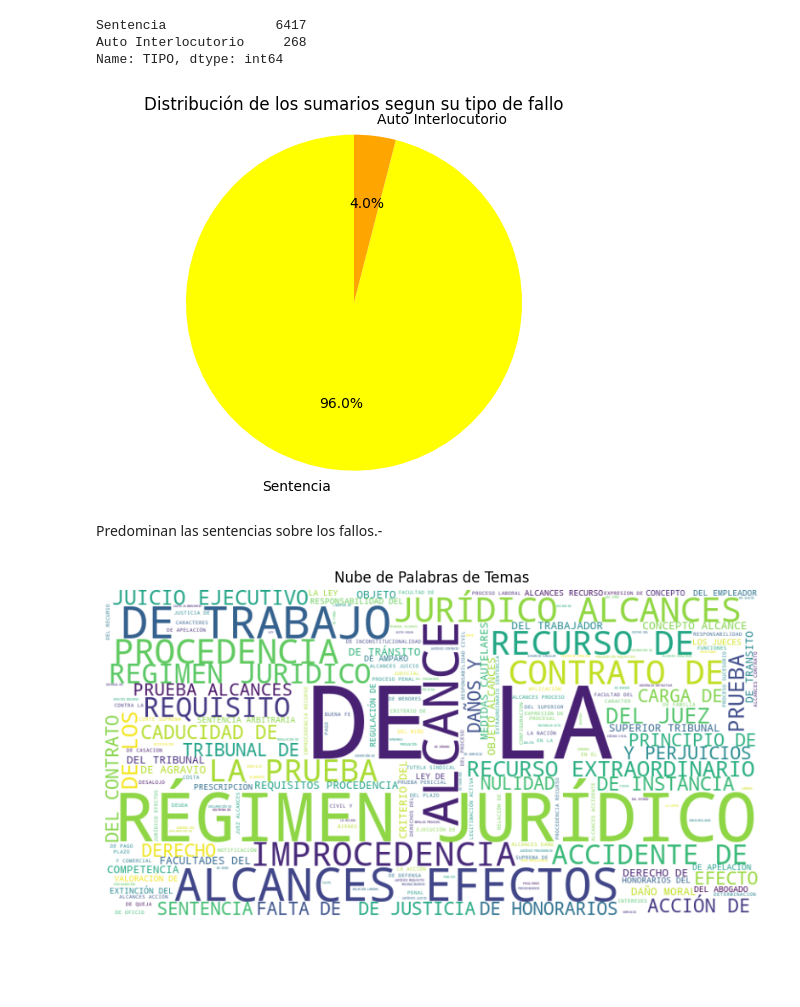
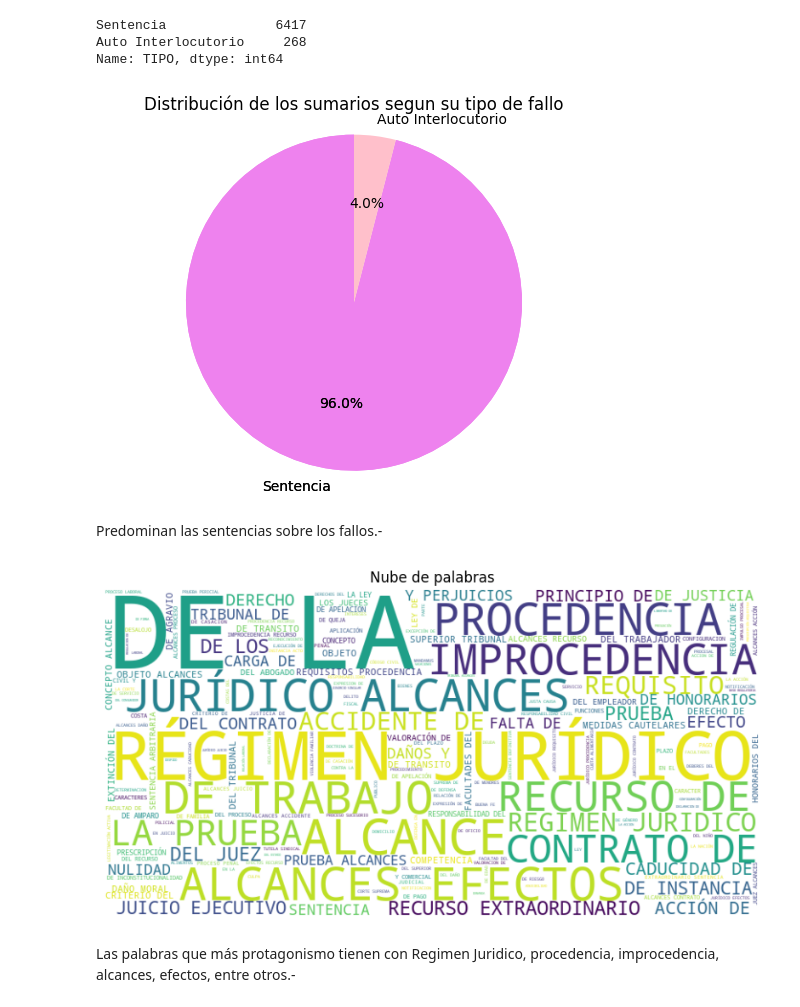
Before and after one commit to melodiromero/juris_etl_eda, a Jupyter notebook: EDA/eda_sumarios.ipynb, the cells around one changed output. Cells and saved outputs as stored; diff of their text form; code cells hidden in the pictures; blank space fills up the shorter version.

```diff
--- a/EDA/eda_sumarios.ipynb
+++ b/EDA/eda_sumarios.ipynb
@@ -231,23 +218,5 @@ df[df['FECHA'] == '0//0/2000']
 # %% [markdown]
 Se eliminan los registros con fechas erroneas para generar graficos.
-# %%
-condicion = (df['FECHA'] == "28/28/2013")
-indices_a_eliminar = df[condicion].index
-
-# Elimina los registros que cumplen con la condición
-df = df.drop(indices_a_eliminar, axis=0)
-# %%
-condicion = (df['FECHA'] == "0//0/2000")
-indices_a_eliminar = df[condicion].index
-
-# Elimina los registros que cumplen con la condición
-df = df.drop(indices_a_eliminar, axis=0)
-# %%
-condicion = (df['FECHA'] == "2//0/2000")
-indices_a_eliminar = df[condicion].index
-
-# Elimina los registros que cumplen con la condición
-df = df.drop(indices_a_eliminar, axis=0)
 # %%
 df['Fecha_formateada'] = pd.to_datetime(df['FECHA'], errors='coerce')
 # %% [markdown]
@@ -366,15 +349,15 @@ Name: TIPO, dtype: int64
 # %%
 
 # Colores para cada categoría
-colores = ['yellow', 'orange']
+colores = ['violet', 'pink']
 
 # Graficar un gráfico de torta con colores personalizados
 plt.pie(tipo, labels=tipo.index, autopct='%1.1f%%', startangle=90, colors=colores)
 plt.axis('equal')  # Hace que el gráfico de torta sea circular.
 plt.title('Distribución de los sumarios segun su tipo de fallo')
 plt.show()
 # %% [output]
-[figure, old version]
+[figure, new version]
 # %% [markdown]
 Predominan las sentencias sobre los fallos.-
 # %%
@@ -387,7 +370,9 @@ wordcloud = WordCloud(width=800, height=400, background_color='white').generate(
 plt.figure(figsize=(10, 5))
 plt.imshow(wordcloud, interpolation='bilinear')
 plt.axis('off')
-plt.title('Nube de Palabras de Temas')
+plt.title('Nube de palabras')
 plt.show()
 # %% [output]
-[figure, old version]
+[figure, new version]
+# %% [markdown]
+Las palabras que más protagonismo tienen con Regimen Juridico, procedencia, improcedencia, alcances, efectos, entre otros.-
```
Also changed, not shown: parts of 7 cells of this notebook, 4 other files.
